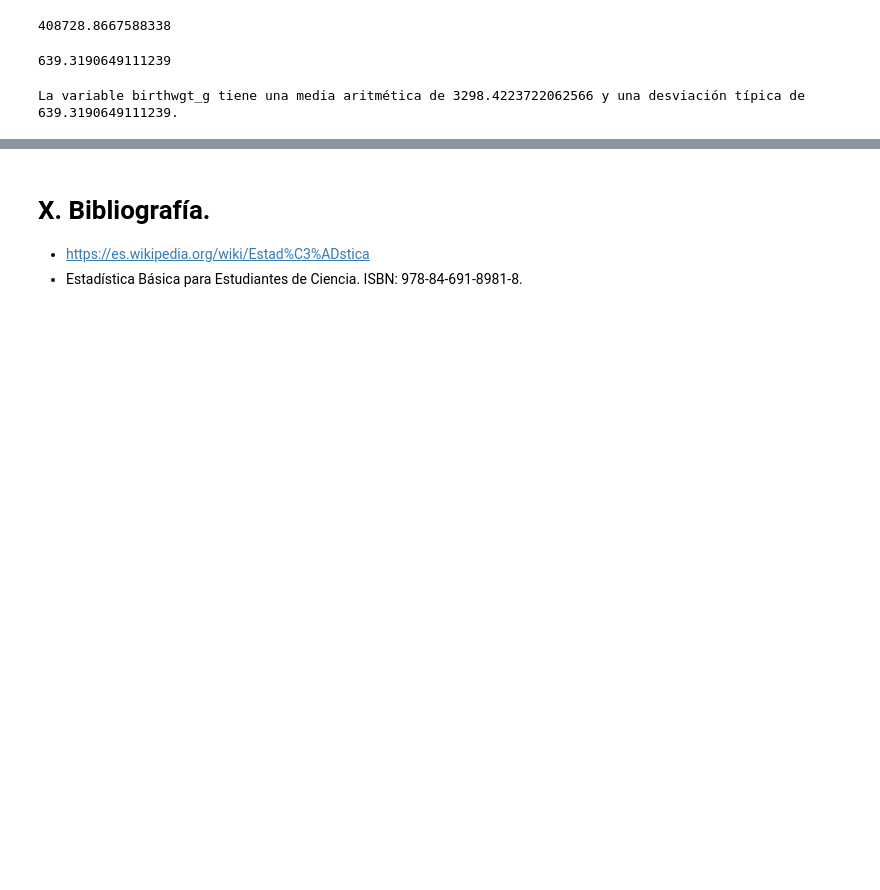
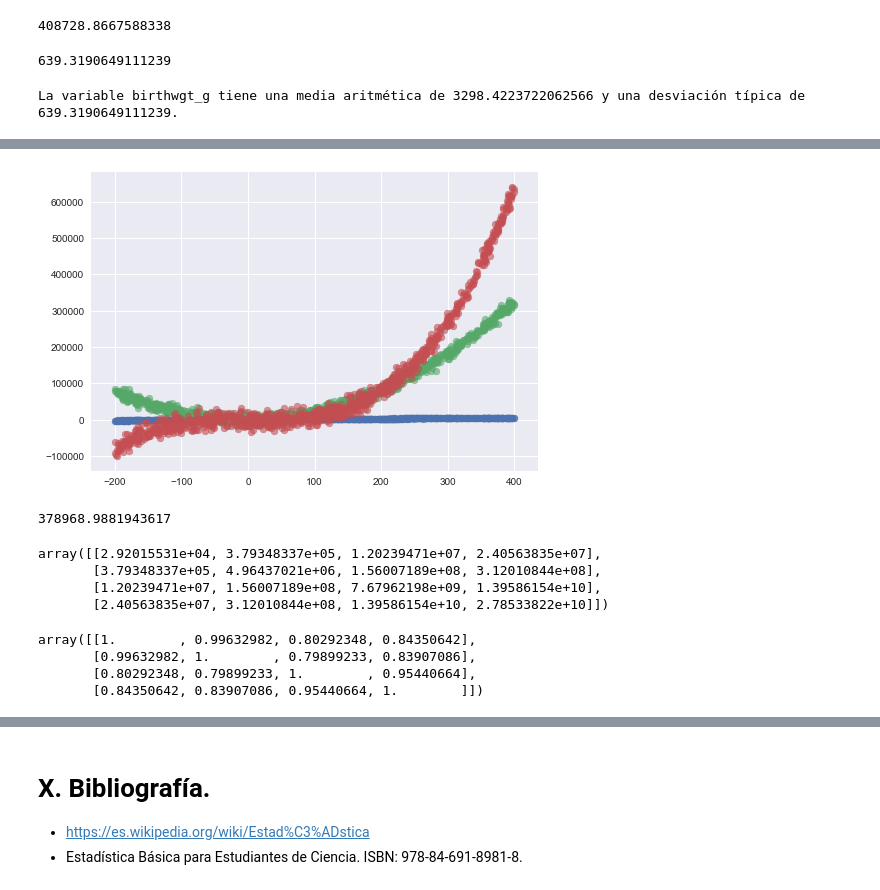
Before and after one commit to gmachinromero/course_kschool_ds_master, a Jupyter notebook: _02_03_python_estadistica.ipynb, the cells around one changed output, grey strips where cells are left out. Saved outputs shown, nothing was run; the diff lists cells and outputs as text; code cells hidden in the pictures; blank space fills up the shorter version.

```diff
--- a/_02_03_python_estadistica.ipynb
+++ b/_02_03_python_estadistica.ipynb
@@ -198,0 +302,47 @@ Existen diferentes coeficientes como el de Fisher o de Pearson para cuantificar
+# %%
+# Función de ruido
+def jitter(series, noise_factor = 0.05):
+    return series + np.random.randn(series.size) * noise_factor * (series.mean() + series.std())
+# %%
+# Creamos los conjuntos de variables x e y y los graficamos
+n = 1000
+x = np.random.uniform(-200, 400, size = n)
+
+y1 = 200 + 13*x
+y2 = 200 + 13*x + 2*x**2
+y3 = -1000 + 0.4*x + 0.01*x**2 + 0.01*x**3
+
+y1j = jitter(y1)
+y2j = jitter(y2)
+y3j = jitter(y3)
+
+plt.scatter(x, y1j, alpha = 0.6);
+plt.scatter(x, y2j, alpha = 0.6);
+plt.scatter(x, y3j, alpha = 0.6);
+# %% [output]
+[figure, added]
+# %%
+# Analizamos la covarianza entre x e y1 mediante matrices
+x_diffs = x - x.mean()
+y_diffs = y1j - y1j.mean()
+x_diffs.dot(y_diffs) / x_diffs.size
+# %% [output]
+378968.9881943617
+# %%
+# Analizamos la covarianza entre x y todas las y
+all_vars = np.array([x, y1j, y2j, y3j])
+all_covs = np.cov(all_vars)
+all_covs
+# %% [output]
+array([[2.92015531e+04, 3.79348337e+05, 1.20239471e+07, 2.40563835e+07],
+       [3.79348337e+05, 4.96437021e+06, 1.56007189e+08, 3.12010844e+08],
+       [1.20239471e+07, 1.56007189e+08, 7.67962198e+09, 1.39586154e+10],
+       [2.40563835e+07, 3.12010844e+08, 1.39586154e+10, 2.78533822e+10]])
+# %%
+# Analizamos la correlaciñon entre x y todas las y
+np.corrcoef(all_vars)
+# %% [output]
+array([[1.        , 0.99632982, 0.80292348, 0.84350642],
+       [0.99632982, 1.        , 0.79899233, 0.83907086],
+       [0.80292348, 0.79899233, 1.        , 0.95440664],
+       [0.84350642, 0.83907086, 0.95440664, 1.        ]])
```
Also changed, not shown: parts of 13 cells of this notebook.
